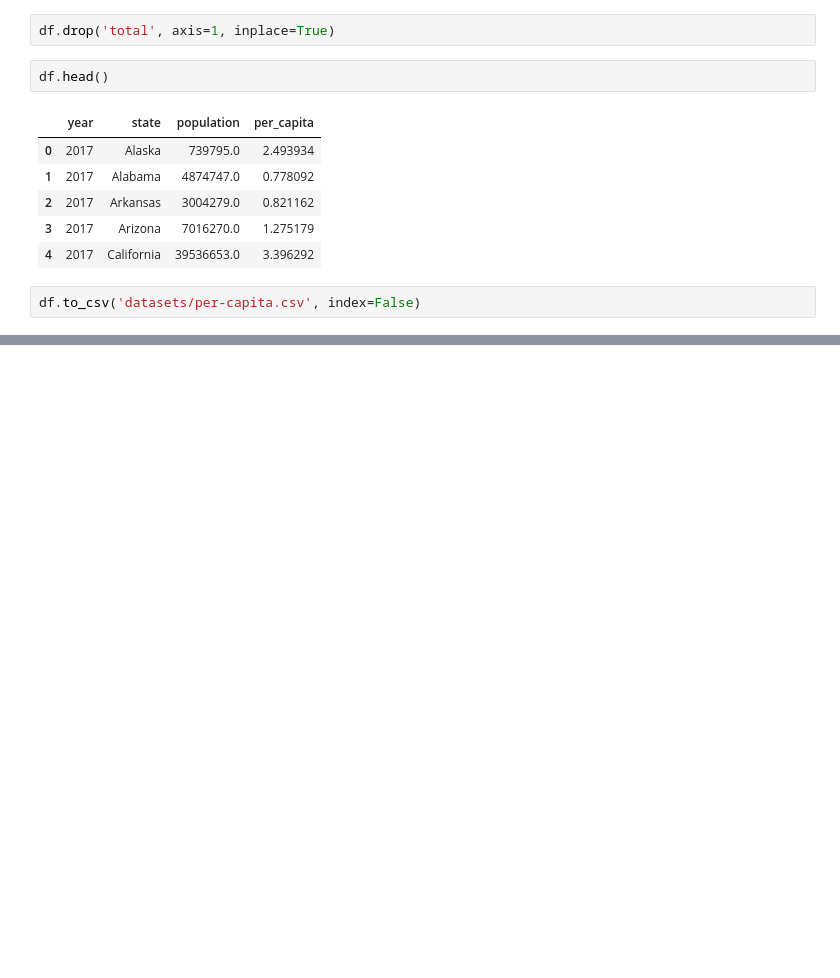
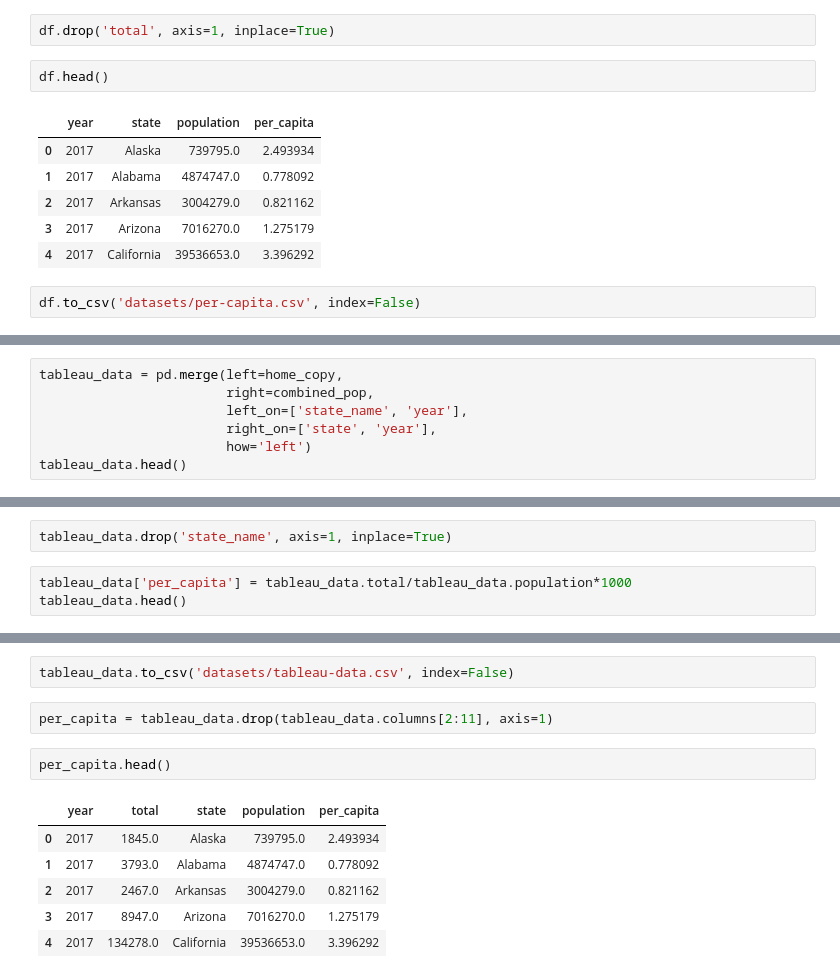
Before and after one commit to rebeccaebarnes/Homelessness, a Jupyter notebook: homelessness-working.ipynb, the cells around one changed output, grey strips where cells are left out. Saved outputs shown, nothing was run; the diff lists cells and outputs as text; blank space fills up the shorter version.

```diff
--- a/homelessness-working.ipynb
+++ b/homelessness-working.ipynb
@@ -1330,0 +1542,7 @@ df.to_csv('datasets/per-capita.csv', index=False)
+# %%
+tableau_data = pd.merge(left=home_copy,
+                        right=combined_pop,
+                        left_on=['state_name', 'year'],
+                        right_on=['state', 'year'],
+                        how='left')
+tableau_data.head()
@@ -1330,0 +1556,5 @@ df.to_csv('datasets/per-capita.csv', index=False)
+# %%
+tableau_data.drop('state_name', axis=1, inplace=True)
+# %%
+tableau_data['per_capita'] = tableau_data.total/tableau_data.population*1000
+tableau_data.head()
@@ -1330,0 +1568,13 @@ df.to_csv('datasets/per-capita.csv', index=False)
+# %%
+tableau_data.to_csv('datasets/tableau-data.csv', index=False)
+# %%
+per_capita = tableau_data.drop(tableau_data.columns[2:11], axis=1)
+# %%
+per_capita.head()
+# %% [output]
+|  | year | total | state | population | per_capita |
+| 0 | 2017 | 1845.0 | Alaska | 739795.0 | 2.493934 |
+| 1 | 2017 | 3793.0 | Alabama | 4874747.0 | 0.778092 |
+| 2 | 2017 | 2467.0 | Arkansas | 3004279.0 | 0.821162 |
+| 3 | 2017 | 8947.0 | Arizona | 7016270.0 | 1.275179 |
+| 4 | 2017 | 134278.0 | California | 39536653.0 | 3.396292 |
```
Also changed, not shown: parts of 31 cells of this notebook.
